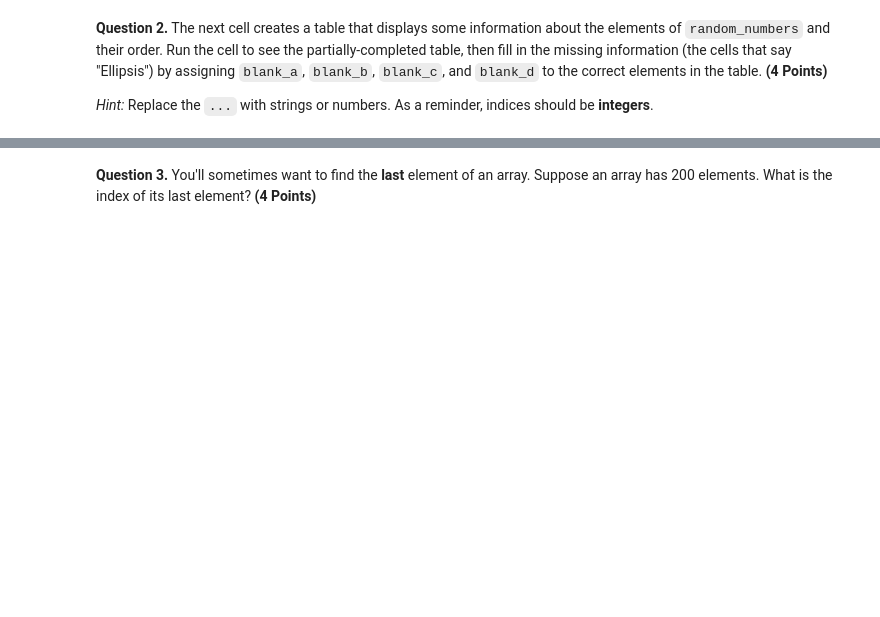
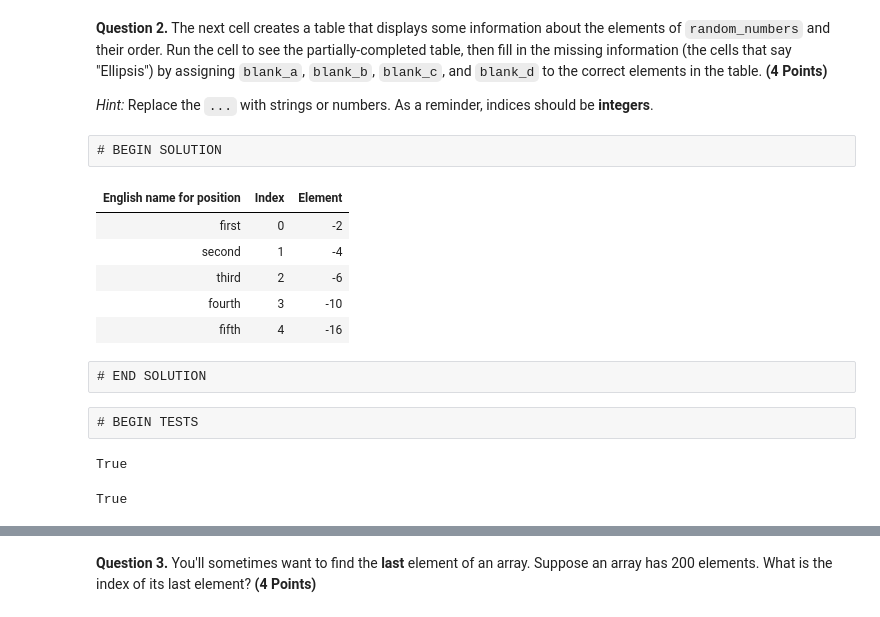
Before and after one commit to koh-laney/Math-118-sp24-public, a Jupyter notebook: hw/hw02/hw02.ipynb, the cells around one changed output, grey strips where cells are left out. Drawn from its saved outputs; the diff is of its cells as text; code cells hidden in the pictures; blank space fills up the shorter version.

```diff
--- a/hw/hw02/hw02.ipynb
+++ b/hw/hw02/hw02.ipynb
@@ -104,13 +268,22 @@ grader.check("q2_1")
 **Question 2.** The next cell creates a table that displays some information about the elements of `random_numbers` and their order.  Run the cell to see the partially-completed table, then fill in the missing information (the cells that say "Ellipsis") by assigning `blank_a`, `blank_b`, `blank_c`, and `blank_d` to the correct elements in the table. **(4 Points)**
 
 *Hint:* Replace the `...` with strings or numbers. As a reminder, indices should be **integers**.
+# %% [raw]
+# BEGIN SOLUTION
 # %%
-blank_a = ...
-blank_b = ...
-blank_c = ...
-blank_d = ...
+blank_a = "first" #SOLUTION
+blank_b = "fifth" #SOLUTION
+blank_c = 0 #SOLUTION
+blank_d = 4 #SOLUTION
 elements_of_random_numbers = Table().with_columns(
     "English name for position", make_array(blank_a, "second", "third", "fourth", blank_b),
     "Index",                     make_array(blank_c, 1, 2, 3, blank_d),
     "Element",                   random_numbers)
 elements_of_random_numbers
+# %% [output]
+| English name for position | Index | Element |
+| first | 0 | -2 |
+| second | 1 | -4 |
+| third | 2 | -6 |
+| fourth | 3 | -10 |
+| fifth | 4 | -16 |
@@ -118,0 +290,12 @@ grader.check("q2_2")
+# %% [raw]
+# END SOLUTION
+# %% [raw]
+# BEGIN TESTS
+# %%
+elements_of_random_numbers.column(0).item(2) == "third"
+# %% [output]
+True
+# %%
+elements_of_random_numbers.column(0).item(3) == "fourth"
+# %% [output]
+True
```
Also changed, not shown: parts of 247 cells of this notebook.
